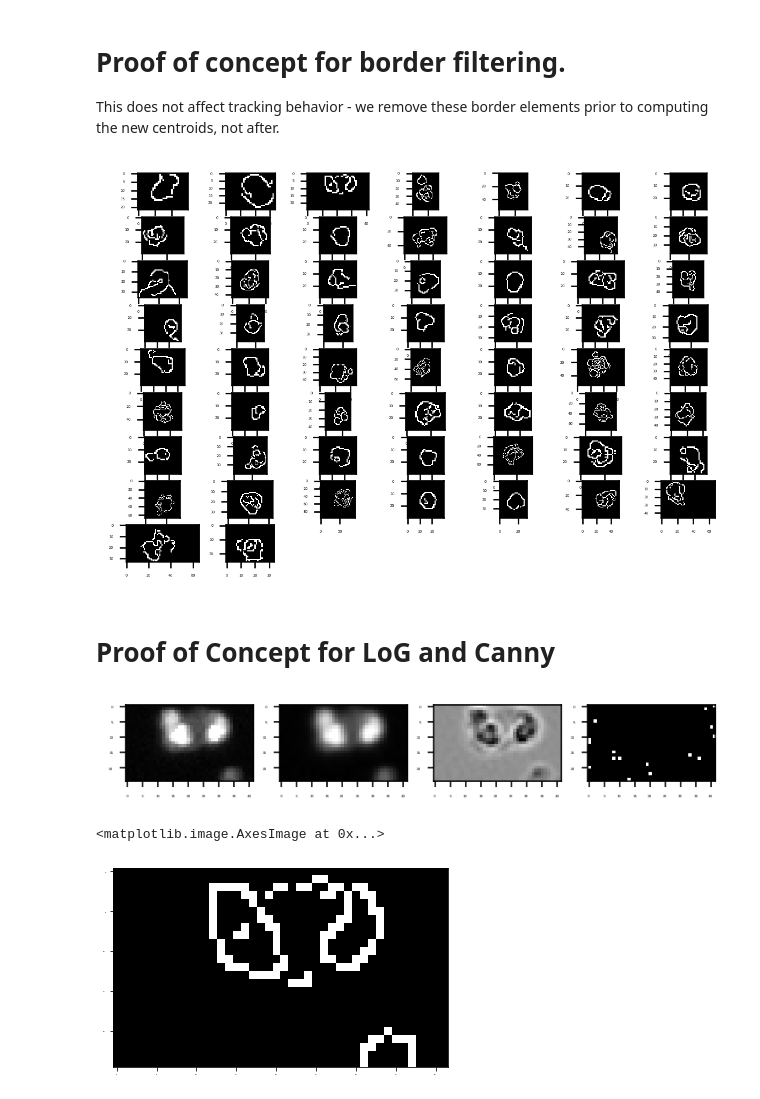
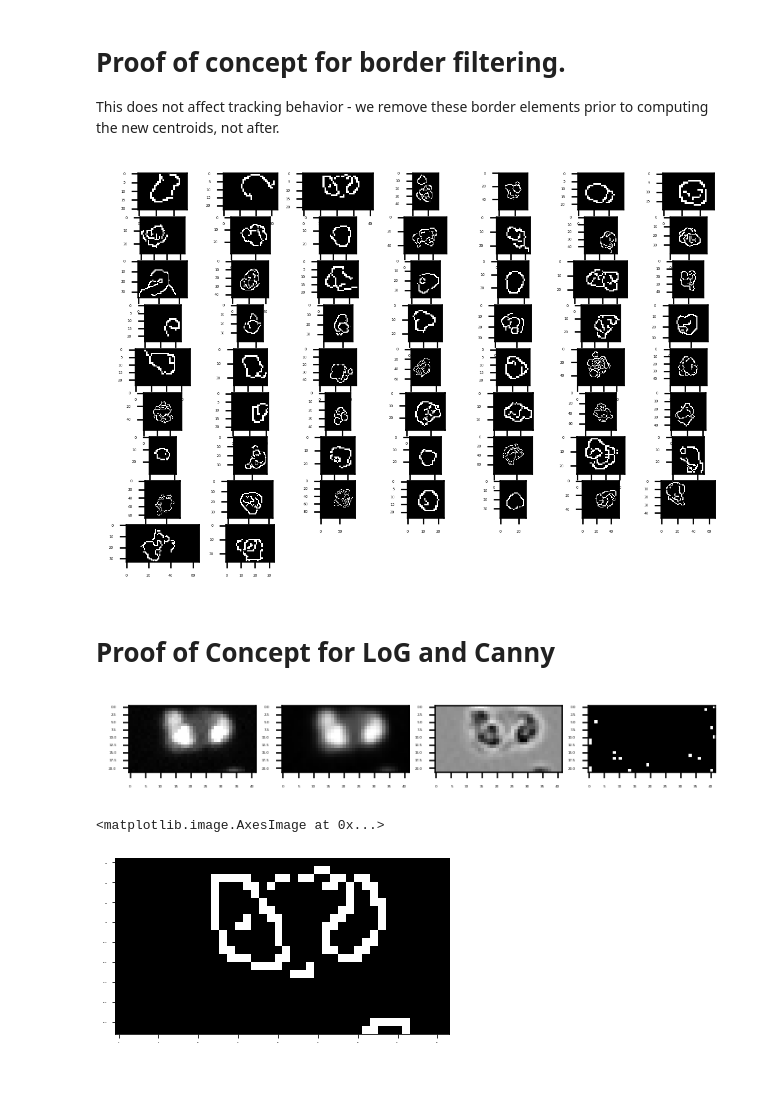
Before and after one commit to peteyeh/celltrack, a Jupyter notebook: feature_extract.ipynb, the cells around one changed output. Saved outputs shown, nothing was run; the diff lists cells and outputs as text; code cells hidden in the pictures.

```diff
--- a/feature_extract.ipynb
+++ b/feature_extract.ipynb
@@ -13,28 +13,29 @@ def binarize_image(image):
     # 0 is a throwaway param, Otsu will determine
     threshold, binarized = \
         cv2.threshold(image, 0, 255, cv2.THRESH_BINARY_INV+cv2.THRESH_OTSU)
-    binarized = (image < 1.0*threshold).astype(int)  # sets a higher threshold
+    binarized = (image < threshold).astype(int)  # sets a higher threshold
     return binarized
 
 # Input:
 #  - cluster: List of (x, y) coordinates corresponding to points in the cluster
-#  - coordinate_bounds: Generally the shape of the original image, in (x, y) form.
+#  - coordinate_bounds: The shape of the original image, in (x, y) form.
 # Output:
 #  - centroid: [x, y]
 #  - box_x: [min_x, max_x] of the bounding box
 #  - box_y: [min_y, max_y] of the bounding box
 def compute_centroid(cluster, coordinate_bounds):
-    y, x = np.mean(cluster, axis=0).astype(int) # cast early so we don't have to cast the boxes
+    # cast early so we don't have to cast the boxes
+    y, x = np.mean(cluster, axis=0).astype(int)
     centroid = [x, y]
 
     min_x = np.min(cluster[:, 1])
     max_x = np.max(cluster[:, 1])
-    size_x = max(15, int(1.0*(max_x - min_x)))
+    size_x = max_x - min_x
     box_x = [max(0, x - size_x), min(coordinate_bounds[1], x + size_x)]
 
     min_y = np.min(cluster[:, 0])
     max_y = np.max(cluster[:, 0])
-    size_y = max(15, int(1.0*(max_y - min_y)))
+    size_y = max_y - min_y
     box_y = [max(0, y - size_y), min(coordinate_bounds[0], y + size_y)]
 
     return centroid, box_x, box_y
@@ -42,19 +43,20 @@ def compute_centroid(cluster, coordinate_bounds):
 # Input:
 #  - image: binary image
 #  - threshold [0-1]: only remove elements less that make up less than threshold
-#    amount of total elements
-# Output: input image with border elements removed
-def remove_border_elements(image, threshold):
+#                     amount of total elements
+#  - connectivity: 4 to exclude diagonals, 8 to include
+def remove_border_elements(image, threshold=0.25, connectivity=8):
     num_components, labelled, stats, centroids = \
-        cv2.connectedComponentsWithStats(image, 8, cv2.CV_32S)  # 8-connectivity includes diagonals
-    total_size = sum(stats[1:,-1])  # 0 is the background component
+        cv2.connectedComponentsWithStats(image, connectivity, cv2.CV_32S)
+    total_size = sum(stats[1:,-1])  # label 0 is the background component
 
     border_filter = np.ones(labelled.shape).astype(int)
     border_filter[1:-1, 1:-1] = 0
 
-    for c in range(1, num_components):  # 0 is the background component
+    for c in range(1, num_components):  # label 0 is the background component
         component = (labelled == c).astype(int)
-        if np.sum(component & border_filter) > 0 and np.sum(component) < threshold*total_size:
+        if np.sum(component & border_filter) > 0 and \
+           np.sum(component) < threshold*total_size:
             image = image & (1-component)
 
     return image
@@ -93,13 +95,12 @@ boxes_y = []
 for i in range(0, max(labels)+1):
     indices = np.where(labels == i)
     cluster = cell_points[indices]
-    if np.max(cluster[:, 1]) - np.min(cluster[:, 1]) >= 9 and \
-       np.max(cluster[:, 0]) - np.min(cluster[:, 0]) >= 9:
-        centroid, box_x, box_y = compute_centroid(cluster, coordinate_bounds)
 
-        centroids += [centroid,]
-        boxes_x += [box_x,]
-        boxes_y += [box_y,]
+    centroid, box_x, box_y = compute_centroid(cluster, coordinate_bounds)
+
+    centroids += [centroid,]
+    boxes_x += [box_x,]
+    boxes_y += [box_y,]
 
 centroids = np.array(centroids)
 boxes_x = np.array(boxes_x)
@@ -183,11 +184,11 @@ This does not affect tracking behavior - we remove these border elements prior t
 # %%
 plt.figure(dpi=240)
 for i in range(len(filtered_boxes)):
     plt.subplot(rows,cols,i+1)
-    plt.imshow(remove_border_elements(filtered_boxes[i], 0.25), interpolation='nearest', cmap='gray')
+    plt.imshow(remove_border_elements(filtered_boxes[i]), interpolation='nearest', cmap='gray')
 plt.show()
 # %% [output]
-[figure, old version]
+[figure, new version]
 # %% [markdown]
 # Proof of Concept for LoG and Canny
 # %%
@@ -218,6 +219,6 @@ box = rfp[1][box_y[0]:box_y[1], box_x[0]:box_x[1]]
 filtered = cv2.Canny(np.uint8(box), threshold1=100, threshold2=230)
 plt.imshow(filtered, interpolation='nearest', cmap='gray')
 # %% [output]
-[figure, old version]
+[figure, new version]
 <matplotlib.image.AxesImage at 0x...>
-[figure, old version]
+[figure, new version]
```
Also changed, not shown: parts of 3 cells of this notebook.
